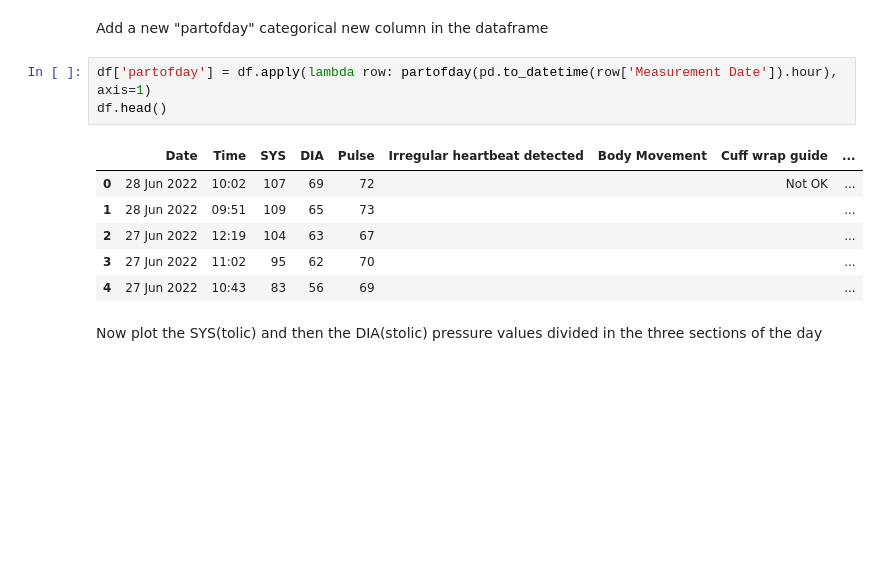
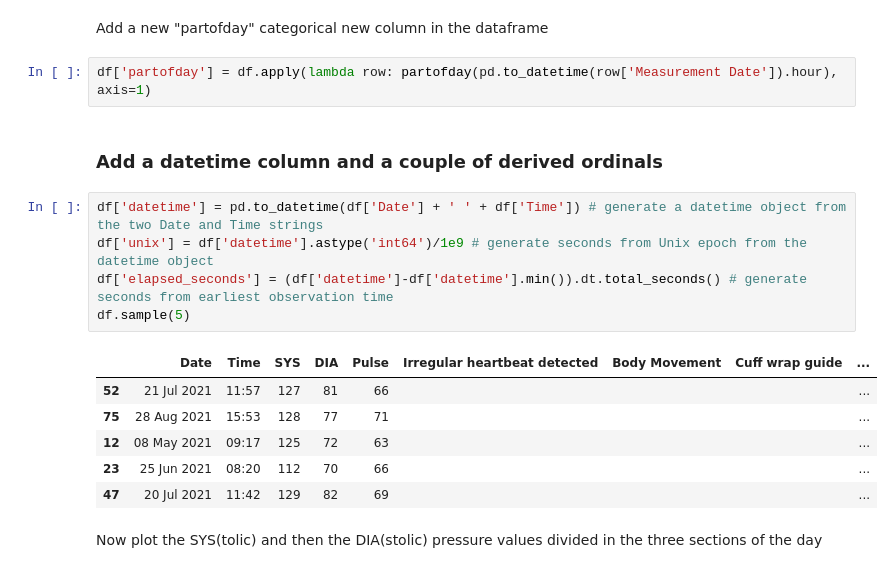
Before and after one commit to rjalexa/blood-pressure, a Jupyter notebook: blood-pressure-newlogs.ipynb, the cells around one changed output. Saved outputs shown, nothing was run; the diff lists cells and outputs as text; blank space fills up the shorter version.

```diff
--- a/blood-pressure-newlogs.ipynb
+++ b/blood-pressure-newlogs.ipynb
@@ -55,14 +46,20 @@ df.rename(columns = {'Systolic (mmHg)':'SYS', 'Diastolic (mmHg)':'DIA', 'Pulse (
 Add a new "partofday" categorical new column in the dataframe
 # %%
 df['partofday'] = df.apply(lambda row: partofday(pd.to_datetime(row['Measurement Date']).hour), axis=1)
-df.head()
-# %% [output]
-|  | Date | Time | SYS | DIA | Pulse | Irregular heartbeat detected | Body Movement | Cuff wrap guide | ... |
-| 0 | 28 Jun 2022 | 10:02 | 107 | 69 | 72 |  |  | Not OK | ... |
-| 1 | 28 Jun 2022 | 09:51 | 109 | 65 | 73 |  |  |  | ... |
-| 2 | 27 Jun 2022 | 12:19 | 104 | 63 | 67 |  |  |  | ... |
-| 3 | 27 Jun 2022 | 11:02 | 95 | 62 | 70 |  |  |  | ... |
-| 4 | 27 Jun 2022 | 10:43 | 83 | 56 | 69 |  |  |  | ... |
+# %% [markdown]
+### Add a datetime column and a couple of derived ordinals
+# %%
+df['datetime'] = pd.to_datetime(df['Date'] + ' ' + df['Time']) # generate a datetime object from the two Date and Time strings
+df['unix'] = df['datetime'].astype('int64')/1e9 # generate seconds from Unix epoch from the datetime object
+df['elapsed_seconds'] = (df['datetime']-df['datetime'].min()).dt.total_seconds() # generate seconds from earliest observation time
+df.sample(5)
+# %% [output]
+|  | Date | Time | SYS | DIA | Pulse | Irregular heartbeat detected | Body Movement | Cuff wrap guide | ... |
+| 52 | 21 Jul 2021 | 11:57 | 127 | 81 | 66 |  |  |  | ... |
+| 75 | 28 Aug 2021 | 15:53 | 128 | 77 | 71 |  |  |  | ... |
+| 12 | 08 May 2021 | 09:17 | 125 | 72 | 63 |  |  |  | ... |
+| 23 | 25 Jun 2021 | 08:20 | 112 | 70 | 66 |  |  |  | ... |
+| 47 | 20 Jul 2021 | 11:42 | 129 | 82 | 69 |  |  |  | ... |
 # %% [markdown]
 Now plot the SYS(tolic) and then the DIA(stolic) pressure values divided in the three sections of the day
 # %%
```
Also changed, not shown: parts of 13 cells of this notebook.
